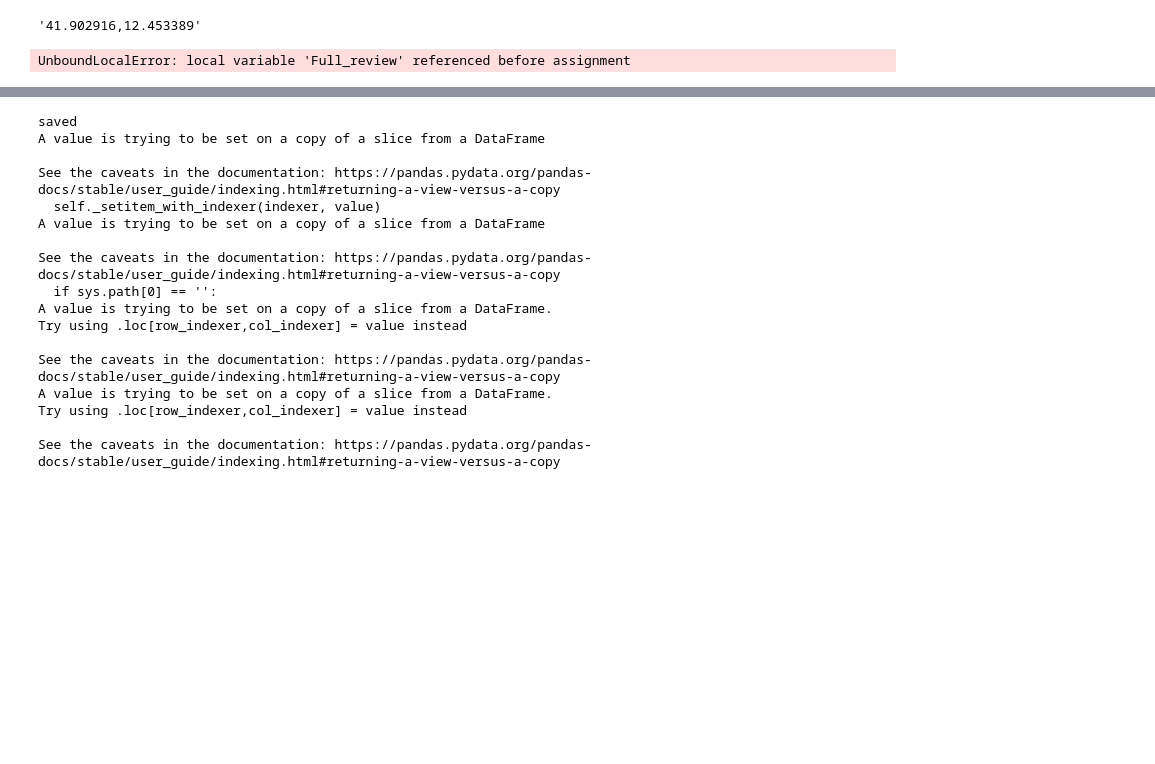
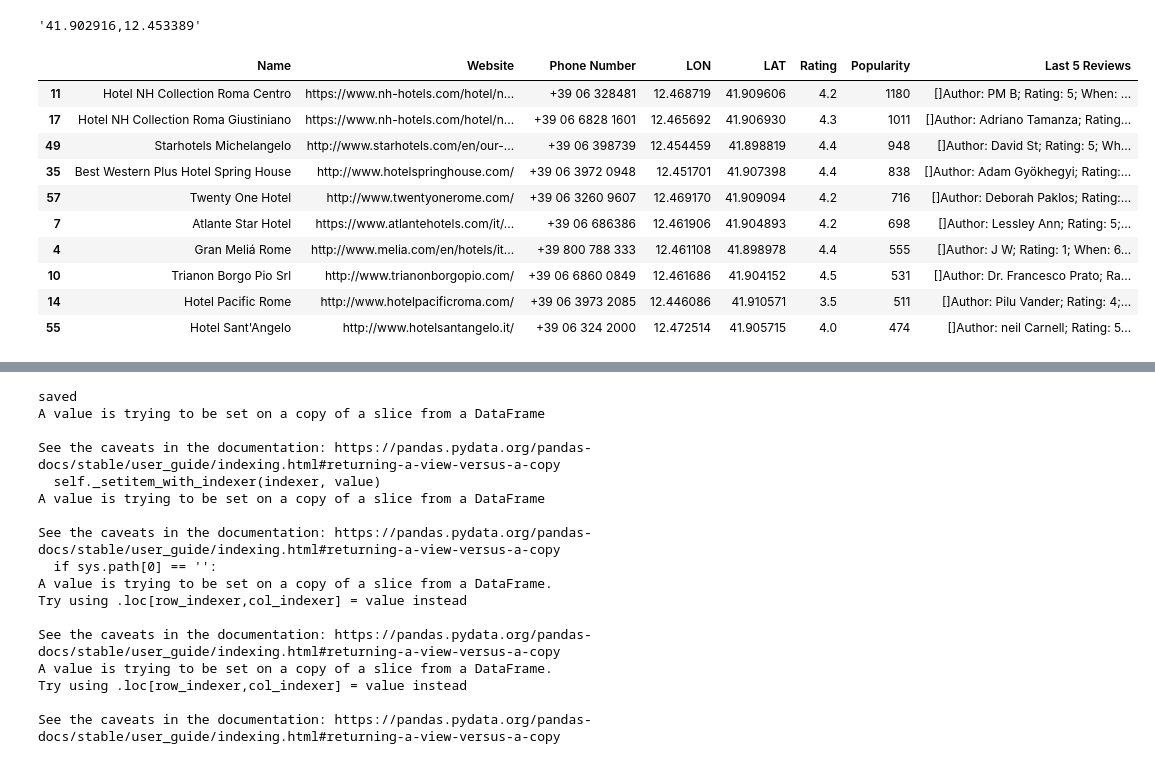
Before and after one commit to pjwork00/ProjectWork, a Jupyter notebook: back-end-python/src/Path_time_API.ipynb, the cells around one changed output, grey strips where cells are left out. Cells and saved outputs as stored; diff of their text form; code cells hidden in the pictures; blank space fills up the shorter version.

Commit message:
Hotels selection and extraction

```diff
--- a/back-end-python/src/Path_time_API.ipynb
+++ b/back-end-python/src/Path_time_API.ipynb
@@ -16,6 +16,19 @@ from GooglePlaces import GooglePlaces
 from sklearn.cluster import KMeans
 Points=["lodging","bar","tourist_attraction", "restaurant", "night_club", "art", "museum", "church"]
 from Analysis_data import GetPlaces
+# %%
+days=5
+#1 to 5
+#number of POIs choosen from the days of availability
+#Priority to popularity and ratings
+CLT=5
+NAT=1
+REC=2
+#1 relax, 2 mid, 3 full speed
+#time for each visit in f(speed)
+SPEED=3
+#BUDGET $=order POIs from lowest to highest, $$=mid, avg between all, $$$= highest
+BUDGET=2
 # %%
 path_file_2, base_2=search_for_file_path ()
 # %% [output]
@@ -46,7 +45,26 @@ location_med= lat_me + "," + lon_med
 location_med
 # %% [output]
 '41.902916,12.453389'
+# %%
+def GetHotels(api_key, location_med, type, days):
+    API_values=GetPlaces(api_key, location_med, Points[0])
+    Hotels=API_values.sort_values(["Popularity","Rating"], ascending=[False, False])
+    Hotels=Hotels.head(days*2)
+    return Hotels
 # %%
-Hotels=GetPlaces(api_key, location_med, Points[0], "ff")
+Hotels=GetHotels(api_key, location_med, Points[0], days)
-# %% [output]
-UnboundLocalError: local variable 'Full_review' referenced before assignment
+# %%
+Hotels
+#User should choose one or more hotels for the stay
+# %% [output]
+|  | Name | Website | Phone Number | LON | LAT | Rating | Popularity | Last 5 Reviews |
+| 11 | Hotel NH Collection Roma Centro | https://www.nh-hotels.com/hotel/n... | +39 06 328481 | 12.468719 | 41.909606 | 4.2 | 1180 | []Author: PM B; Rating: 5; When: ... |
+| 17 | Hotel NH Collection Roma Giustiniano | https://www.nh-hotels.com/hotel/n... | +39 06 6828 1601 | 12.465692 | 41.906930 | 4.3 | 1011 | []Author: Adriano Tamanza; Rating... |
+| 49 | Starhotels Michelangelo | http://www.starhotels.com/en/our-... | +39 06 398739 | 12.454459 | 41.898819 | 4.4 | 948 | []Author: David St; Rating: 5; Wh... |
+| 35 | Best Western Plus Hotel Spring House | http://www.hotelspringhouse.com/ | +39 06 3972 0948 | 12.451701 | 41.907398 | 4.4 | 838 | []Author: Adam Gyökhegyi; Rating:... |
+| 57 | Twenty One Hotel | http://www.twentyonerome.com/ | +39 06 3260 9607 | 12.469170 | 41.909094 | 4.2 | 716 | []Author: Deborah Paklos; Rating:... |
+| 7 | Atlante Star Hotel | https://www.atlantehotels.com/it/... | +39 06 686386 | 12.461906 | 41.904893 | 4.2 | 698 | []Author: Lessley Ann; Rating: 5;... |
+| 4 | Gran Meliá Rome | http://www.melia.com/en/hotels/it... | +39 800 788 333 | 12.461108 | 41.898978 | 4.4 | 555 | []Author: J W; Rating: 1; When: 6... |
+| 10 | Trianon Borgo Pio Srl | http://www.trianonborgopio.com/ | +39 06 6860 0849 | 12.461686 | 41.904152 | 4.5 | 531 | []Author: Dr. Francesco Prato; Ra... |
+| 14 | Hotel Pacific Rome | http://www.hotelpacificroma.com/ | +39 06 3973 2085 | 12.446086 | 41.910571 | 3.5 | 511 | []Author: Pilu Vander; Rating: 4;... |
+| 55 | Hotel Sant'Angelo | http://www.hotelsantangelo.it/ | +39 06 324 2000 | 12.472514 | 41.905715 | 4.0 | 474 | []Author: neil Carnell; Rating: 5... |
```
Also changed, not shown: parts of 6 cells of this notebook, 1 other file.
